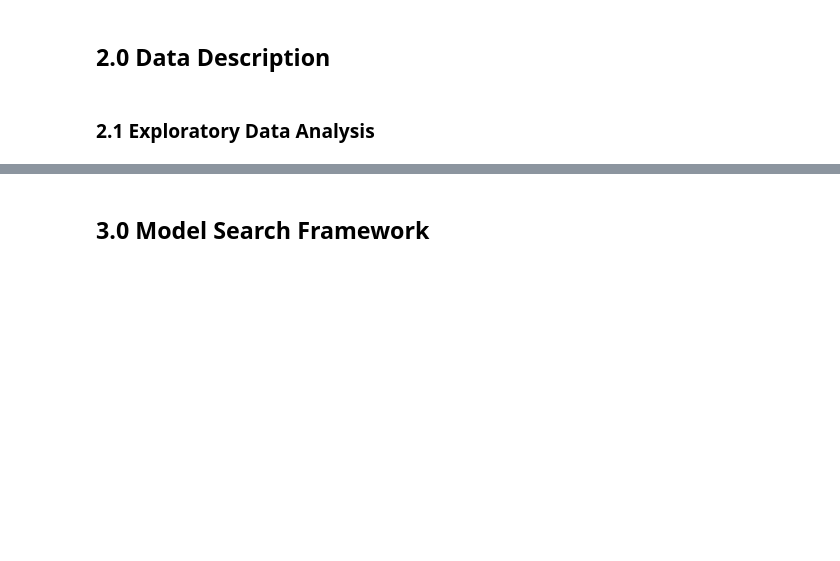
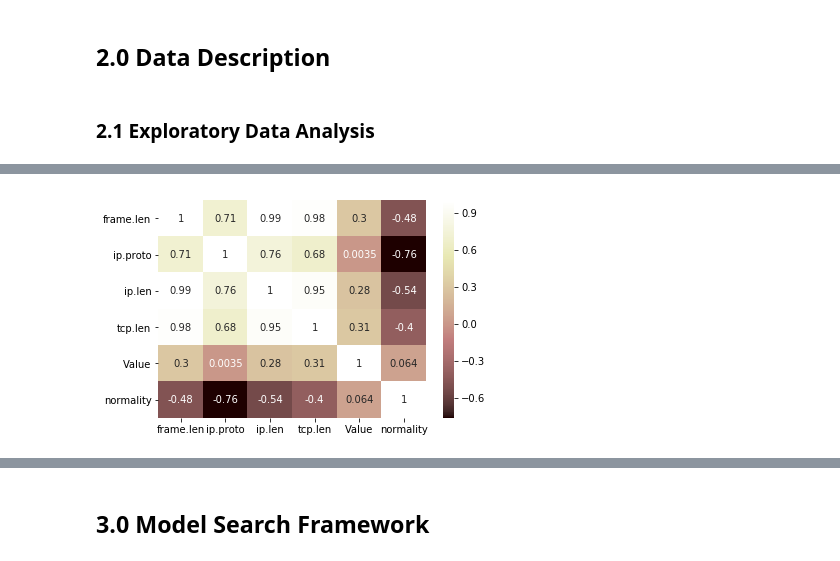
Before and after one commit to VinGPan/Machine_Learning_3252_project, a Jupyter notebook: project.ipynb, the cells around one changed output, grey strips where cells are left out. Saved outputs shown, nothing was run; the diff lists cells and outputs as text; code cells hidden in the pictures; blank space fills up the shorter version.

```diff
--- a/project.ipynb
+++ b/project.ipynb
@@ -10,0 +99,7 @@ import matplotlib.pyplot as plt
+# %%
+import seaborn as sns
+dfcorr=df[['frame.len', 'ip.proto', 'ip.len', 'tcp.len', 'Value', 'normality']].corr()
+sns.heatmap(dfcorr,annot=True,cmap='pink')
+plt.show()
+# %% [output]
+[figure, added]
```
Also changed, not shown: parts of 20 cells of this notebook, 1 other file.
